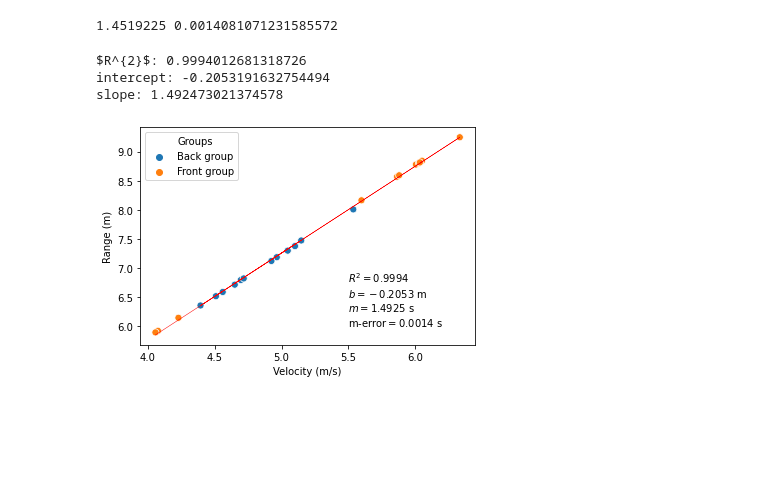
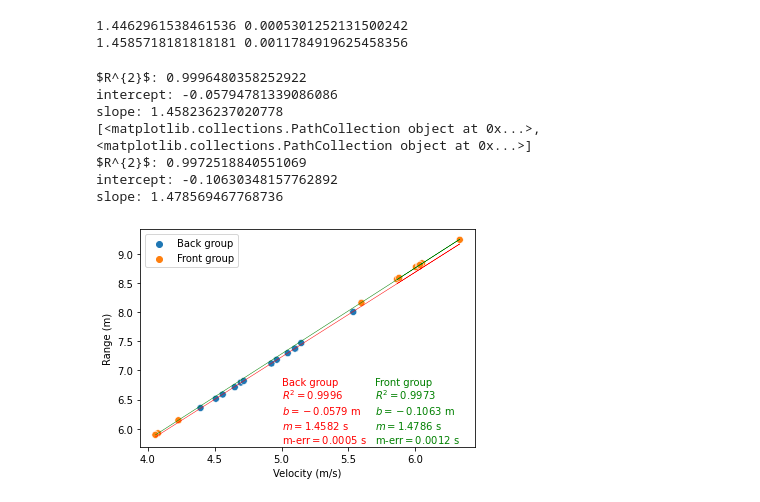
Before and after one commit to SebsMedDr/Labs, a Jupyter notebook: ProjectileMotion1/ProjectileMotion1.ipynb, the cells around one changed output. Drawn from its saved outputs; the diff is of its cells as text; code cells hidden in the pictures; blank space fills up the shorter version.

Commit message:
Analysis update
Updated analysis to perform linear regression on the two subsets of the data since the initial vertical position of the ball bearing was different.

```diff
--- a/ProjectileMotion1/ProjectileMotion1.ipynb
+++ b/ProjectileMotion1/ProjectileMotion1.ipynb
@@ -92,3 +89,3 @@ print(pj.pj_data)
-# %%
-pj.add('D:BASIS/Labs/HonorsAP/Launch_Data_Front_Group.txt')
+# %%
+pj2 = ProjectileData('Launch_Data_Front_Group.txt')
 # %%
@@ -119,37 +111,76 @@ print(mean_flight_time,std_flight_time/math.sqrt(len(pj.pj_data)))
 
 pj.pj_data['Range'] = pj.pj_data['Velocity']*pj.pj_data['Flight_time']
 pj.pj_data['Range_error'] = std_flight_time/math.sqrt(len(pj.pj_data))/mean_flight_time*pj.pj_data['Range']
+
+mean_flight_time2 = pj2.pj_data['Flight_time'].mean()
+std_flight_time2 = pj2.pj_data['Flight_time'].std()
+flight_time_err2 = std_flight_time2/math.sqrt(len(pj2.pj_data))
+print(mean_flight_time2,std_flight_time2/math.sqrt(len(pj2.pj_data)))
+
+pj2.pj_data['Range'] = pj2.pj_data['Velocity']*pj2.pj_data['Flight_time']
+pj2.pj_data['Range_error'] = std_flight_time2/math.sqrt(len(pj2.pj_data))/mean_flight_time2*pj2.pj_data['Range']
 # %% [output]
-1.4519225 0.0014081071231585572
+1.4462961538461536 0.0005301252131500242
+1.4585718181818181 0.0011784919625458356
+# %%
+pj_df = pd.concat([pj.pj_data,pj2.pj_data])
 # %%
 fig = plt.figure()
-ax = scatterplot(data=pj.pj_data,x='Velocity',y='Range',hue='File_name',s=50)
+ax = scatterplot(data=pj_df,x='Velocity',y='Range',hue='File_name',s=50)
 
 X = pj.pj_data.iloc[:, 2].values.reshape(-1, 1)
 Y = pj.pj_data.iloc[:, 4].values.reshape(-1, 1)
 model = LinearRegression()
 model.fit(X,Y)
 
 r2 = model.score(X,Y)
 y_int = model.intercept_[0]
 slope = model.coef_[0][0]
 print(r'$R^{2}$:',r2)
 print('intercept:', y_int)
 print('slope:', slope)
 
-pj.pj_data['Range_prediction'] = model.predict(X)
-ax.plot(X,pj.pj_data['Range_prediction'],color='red',linestyle='-',linewidth=0.5)
+pj_pred = model.predict(X2)
+ax.plot(X2,pj_pred,color='red',linestyle='-',linewidth=0.5)
 legend_labels, _= ax.get_legend_handles_labels()
-ax.legend(legend_labels, ['Groups','Back group','Front group'])
+print(legend_labels)
+ax.legend(legend_labels, ['Back group','Front group'])
 ax.set_xlabel('Velocity (m/s)')
 ax.set_ylabel('Range (m)')
-ax.annotate(r'$R^{2} = %0.4f$'%r2,(5.5,6.75))
-ax.annotate(r'$b = %0.4f~\mathrm{m}$'%y_int,(5.5,6.5))
-ax.annotate(r'$m = %0.4f~\mathrm{s}$'%slope,(5.5,6.25))
-ax.annotate(r'm-error$= %0.4f~\mathrm{s}$'%flight_time_err,(5.5,6.0))
-fig.savefig('D:/BASIS/Labs/HonorsAP/projectile_motion1.pdf')
+ax.annotate(r'Back group',(5.,6.75),c='red')
+ax.annotate(r'$R^{2} = %0.4f$'%r2,(5.,6.5),c='red')
+ax.annotate(r'$b = %0.4f~\mathrm{m}$'%y_int,(5.,6.25),c='red')
+ax.annotate(r'$m = %0.4f~\mathrm{s}$'%slope,(5.,6.0),c='red')
+ax.annotate(r'm-err$= %0.4f~\mathrm{s}$'%flight_time_err,(5.,5.75),c='red')
+
+X2 = pj2.pj_data.iloc[:, 2].values.reshape(-1, 1)
+Y2 = pj2.pj_data.iloc[:, 4].values.reshape(-1, 1)
+model2 = LinearRegression()
+model2.fit(X2,Y2)
+
+r22 = model.score(X2,Y2)
+y_int2 = model2.intercept_[0]
+slope2 = model2.coef_[0][0]
+print(r'$R^{2}$:',r22)
+print('intercept:', y_int2)
+print('slope:', slope2)
+
+pj2.pj_data['Range_prediction'] = model2.predict(X2)
+ax.plot(X2,pj2.pj_data['Range_prediction'],color='green',linestyle='-',linewidth=0.5)
+ax.set_xlabel('Velocity (m/s)')
+ax.set_ylabel('Range (m)')
+ax.annotate(r'Front group',(5.7,6.75),c='green')
+ax.annotate(r'$R^{2} = %0.4f$'%r22,(5.7,6.5),c='green')
+ax.annotate(r'$b = %0.4f~\mathrm{m}$'%y_int2,(5.7,6.25),c='green')
+ax.annotate(r'$m = %0.4f~\mathrm{s}$'%slope2,(5.7,6.0),c='green')
+ax.annotate(r'm-err$= %0.4f~\mathrm{s}$'%flight_time_err2,(5.7,5.75),c='green')
+fig.savefig('projectile_motion1.pdf')
 # %% [output]
-$R^{2}$: 0.9994012681318726
-intercept: -0.2053191632754494
-slope: 1.492473021374578
+$R^{2}$: 0.9996480358252922
+intercept: -0.05794781339086086
+slope: 1.458236237020778
+[<matplotlib.collections.PathCollection object at 0x...>, <matplotlib.collections.PathCollection object at 0x...>]
+$R^{2}$: 0.9972518840551069
+intercept: -0.10630348157762892
+slope: 1.478569467768736
-[figure, old version]
+[figure, new version]
```
Also changed, not shown: parts of 3 cells of this notebook, 1 other file.
